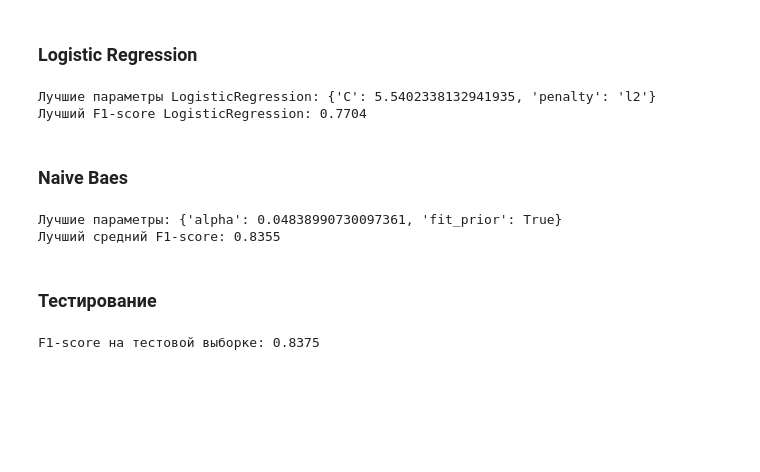
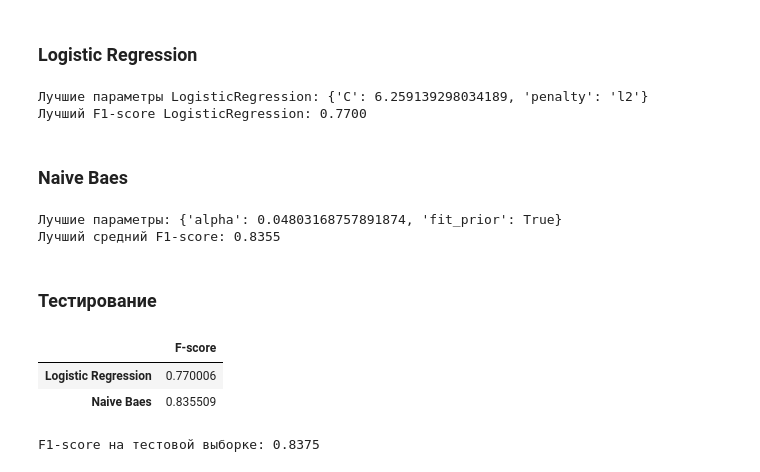
Before and after one commit to trotsak/text, a Jupyter notebook: text_ml_pre.ipynb, the cells around one changed output. Drawn from its saved outputs; the diff is of its cells as text; code cells hidden in the pictures; blank space fills up the shorter version.

```diff
--- a/text_ml_pre.ipynb
+++ b/text_ml_pre.ipynb
@@ -569,12 +569,14 @@ optuna.logging.set_verbosity(optuna.logging.ERROR)
 study = optuna.create_study(direction="maximize")  # Максимизируем F1-score
 study.optimize(objective, n_trials=N_TRIALS, show_progress_bar=True)  # Встроенный прогресс-бар
 
+lg_score_f1 = study.best_value
+
 # Выводим лучшие параметры
 print(f"Лучшие параметры LogisticRegression: {study.best_params}")
-print(f"Лучший F1-score LogisticRegression: {study.best_value:.4f}")
+print(f"Лучший F1-score LogisticRegression: {lg_score_f1:.4f}")
 # %% [output]
-Лучшие параметры LogisticRegression: {'C': 5.5402338132941935, 'penalty': 'l2'}
-Лучший F1-score LogisticRegression: 0.7704
+Лучшие параметры LogisticRegression: {'C': 6.259139298034189, 'penalty': 'l2'}
+Лучший F1-score LogisticRegression: 0.7700
 # %% [markdown]
 ### Naive Baes
 # %%
@@ -607,14 +609,27 @@ study = optuna.create_study(direction="maximize")  # максимизируем
 # Выполняем оптимизацию с прогресс-баром
 study.optimize(objective, n_trials=30, show_progress_bar=True)  # 30 итераций, прогресс-бар включен
 
+nb_score_f1 = study.best_value
+
 # Выводим лучшие параметры
 print(f"Лучшие параметры: {study.best_params}")
-print(f"Лучший средний F1-score: {study.best_value:.4f}")
+print(f"Лучший средний F1-score: {nb_score_f1:.4f}")
 # %% [output]
-Лучшие параметры: {'alpha': 0.04838990730097361, 'fit_prior': True}
+Лучшие параметры: {'alpha': 0.04803168757891874, 'fit_prior': True}
 Лучший средний F1-score: 0.8355
 # %% [markdown]
 ### Тестирование
+# %%
+result = pd.DataFrame(
+    [lg_score_f1, nb_score_f1],
+    index=['Logistic Regression', 'Naive Baes'],
+    columns=['F-score']
+)
+result
+# %% [output]
+|  | F-score |
+| Logistic Regression | 0.770006 |
+| Naive Baes | 0.835509 |
 # %%
 # Оценка на тестовой выборке с учетом подобранных параметров
 best_model = MultinomialNB(**study.best_params)
```
